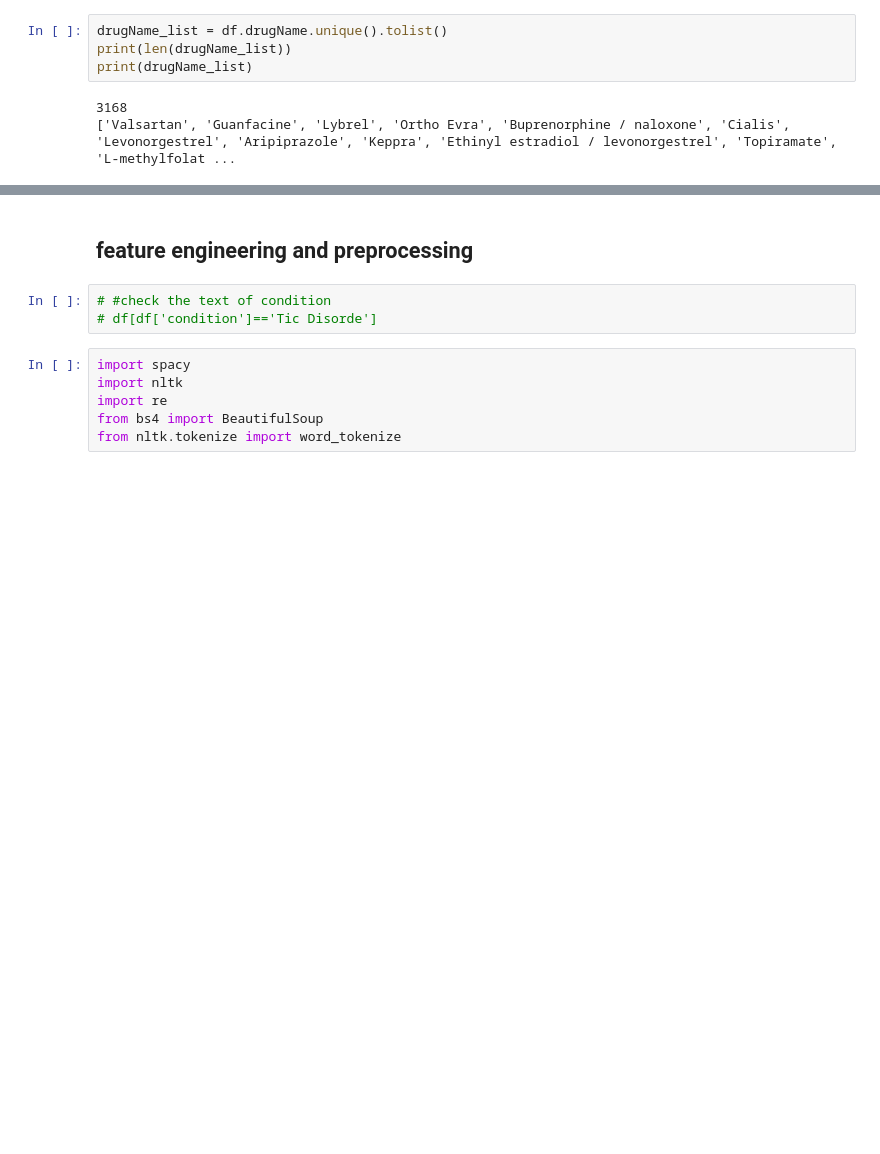
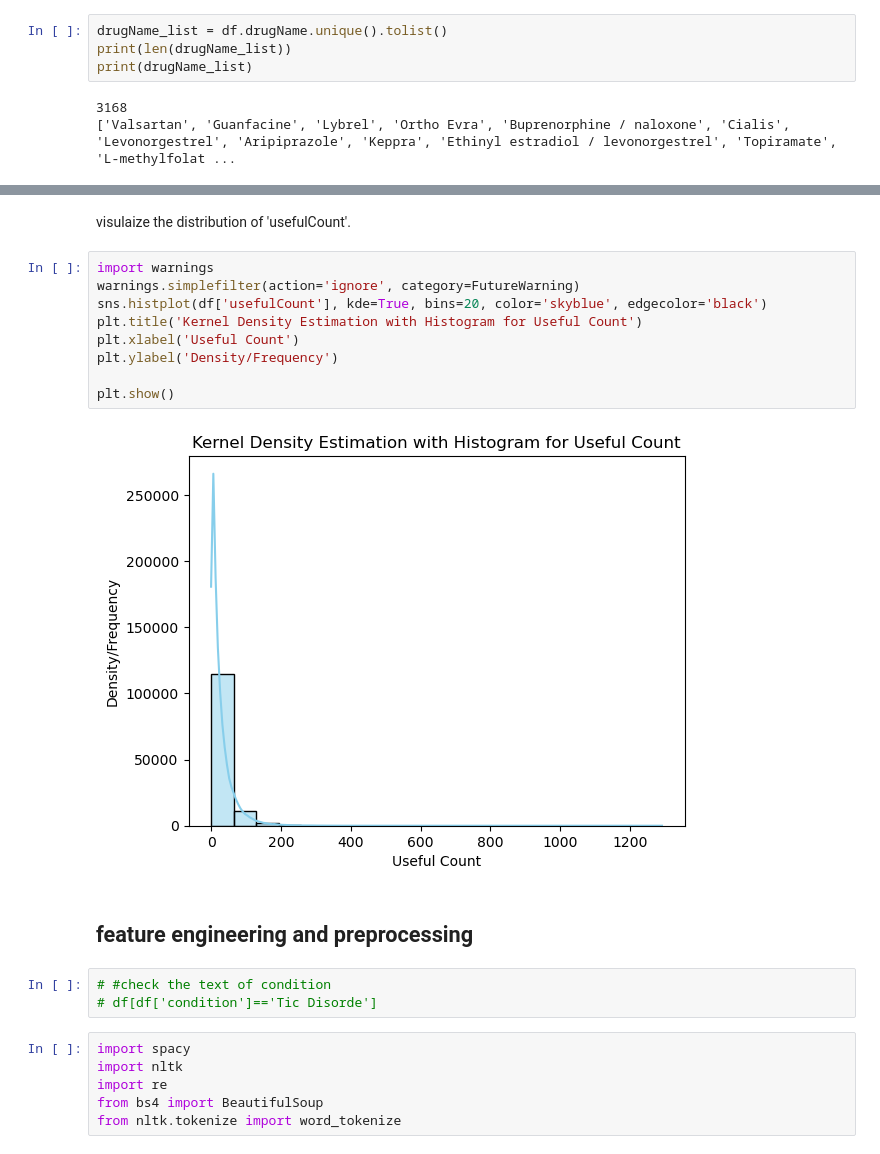
Before and after one commit to Gardenialover/Capstone_Three_Project, a Jupyter notebook: notebooks/data wranging and EDA .ipynb, the cells around one changed output, grey strips where cells are left out. Saved outputs shown, nothing was run; the diff lists cells and outputs as text; blank space fills up the shorter version.

```diff
--- a/notebooks/data wranging and EDA .ipynb
+++ b/notebooks/data wranging and EDA .ipynb
@@ -403,3 +380,16 @@ what is the correlation among numeric features?
+# %% [markdown]
+visulaize the distribution of 'usefulCount'.
+# %%
+import warnings
+warnings.simplefilter(action='ignore', category=FutureWarning)
+sns.histplot(df['usefulCount'], kde=True, bins=20, color='skyblue', edgecolor='black')
+plt.title('Kernel Density Estimation with Histogram for Useful Count')
+plt.xlabel('Useful Count')
+plt.ylabel('Density/Frequency')
+
+plt.show()
+# %% [output]
+[figure, added]
 # %% [markdown]
 ## feature engineering and preprocessing
 # %%
```
Also changed, not shown: parts of 11 cells of this notebook.
